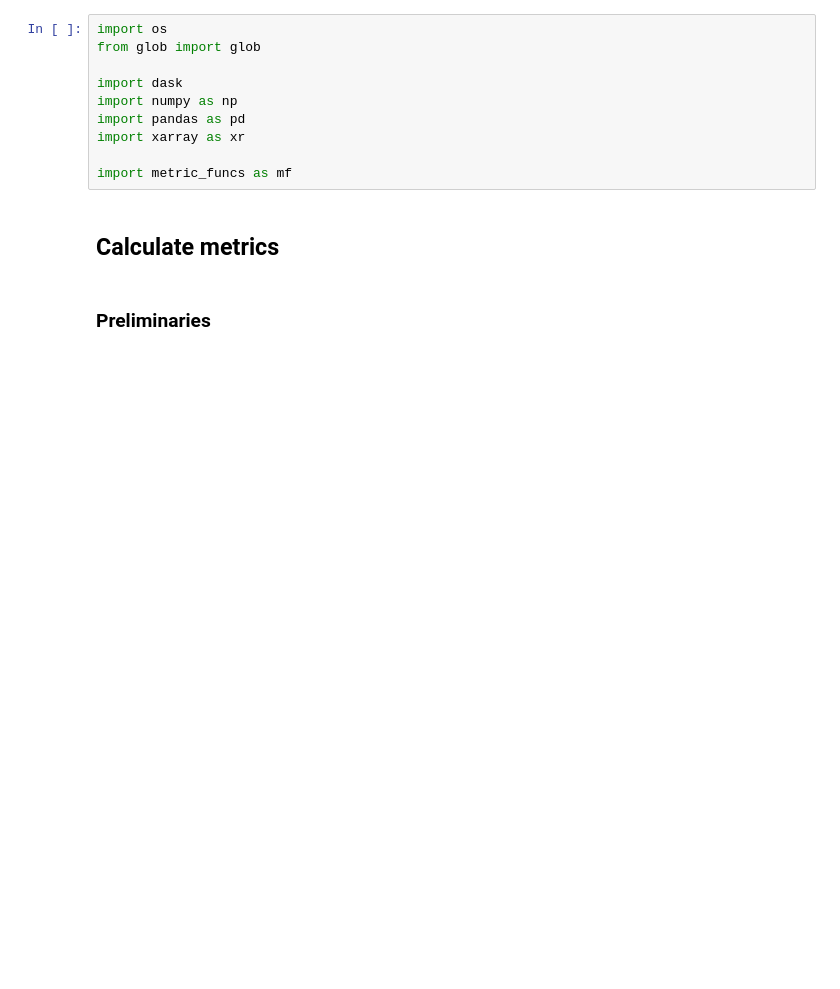
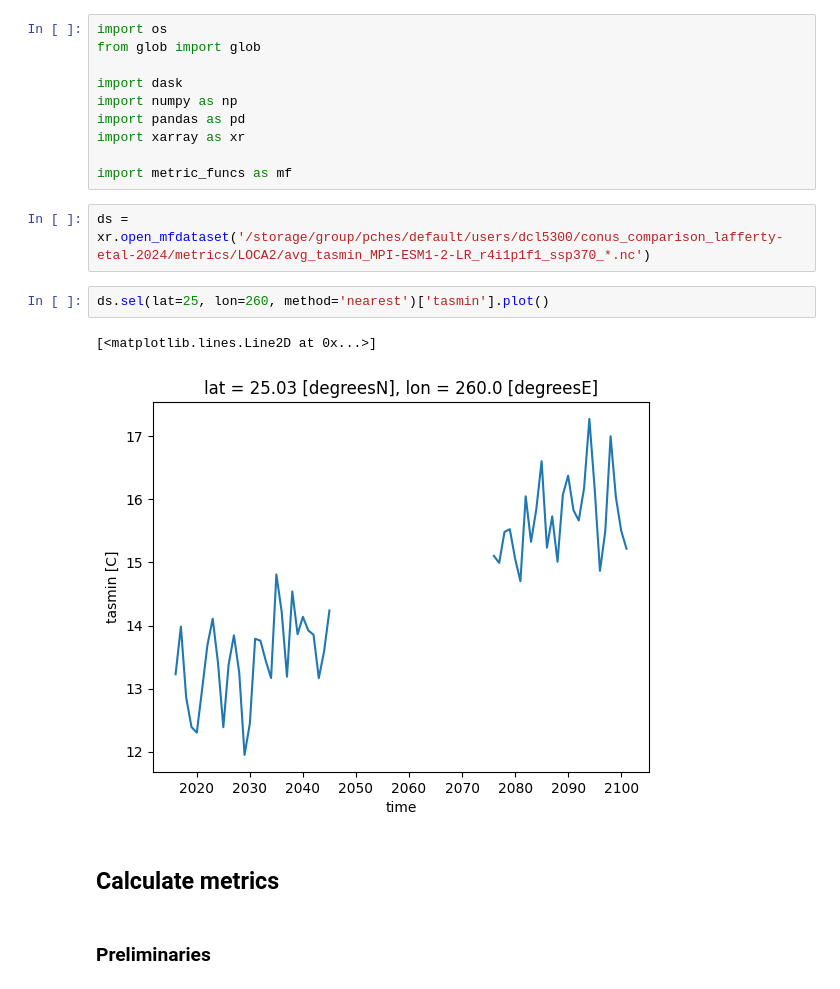
Before and after one commit to david0811/conus_comparison_lafferty-etal-2024, a Jupyter notebook: scripts/01c_metrics_gard-lens.ipynb, the cells around one changed output. Drawn from its saved outputs; the diff is of its cells as text; blank space fills up the shorter version.

```diff
--- a/scripts/01c_metrics_gard-lens.ipynb
+++ b/scripts/01c_metrics_gard-lens.ipynb
@@ -8,6 +8,13 @@ import pandas as pd
 import xarray as xr
 
 import metric_funcs as mf
+# %%
+ds = xr.open_mfdataset('/storage/group/pches/default/users/dcl5300/conus_comparison_lafferty-etal-2024/metrics/LOCA2/avg_tasmin_MPI-ESM1-2-LR_r4i1p1f1_ssp370_*.nc')
+# %%
+ds.sel(lat=25, lon=260, method='nearest')['tasmin'].plot()
+# %% [output]
+[<matplotlib.lines.Line2D at 0x...>]
+[figure, added]
 # %% [markdown]
 ## Calculate metrics
 # %% [markdown]
```
Also changed, not shown: 26 other files.
